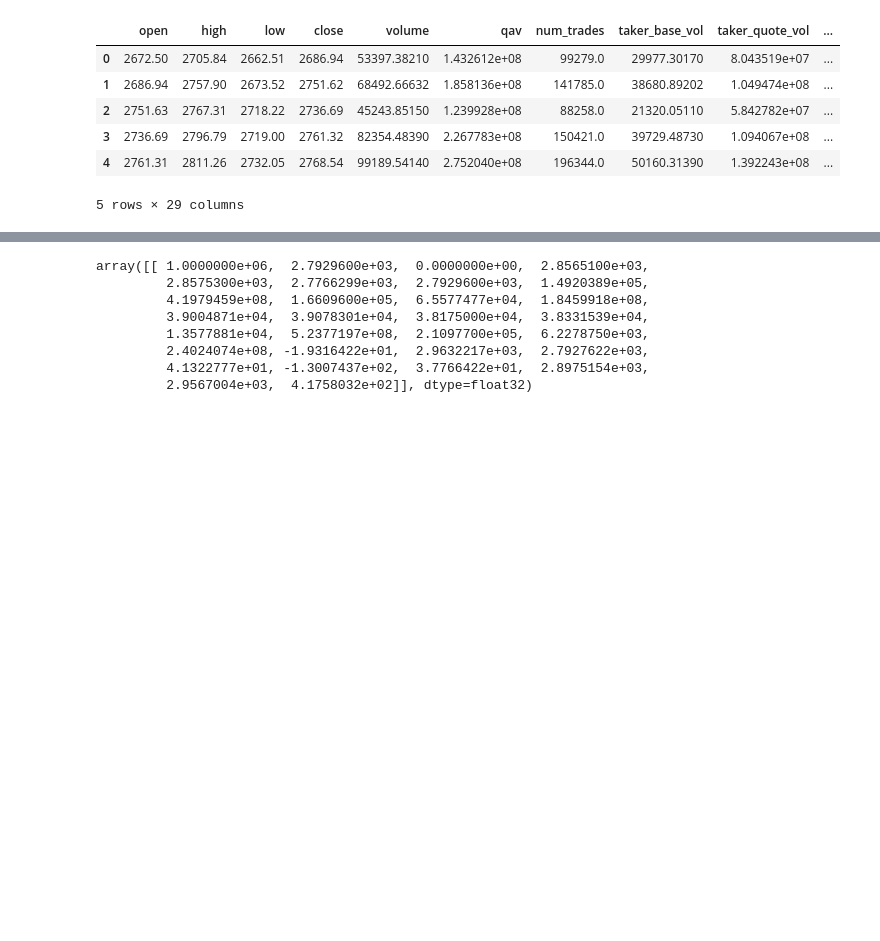
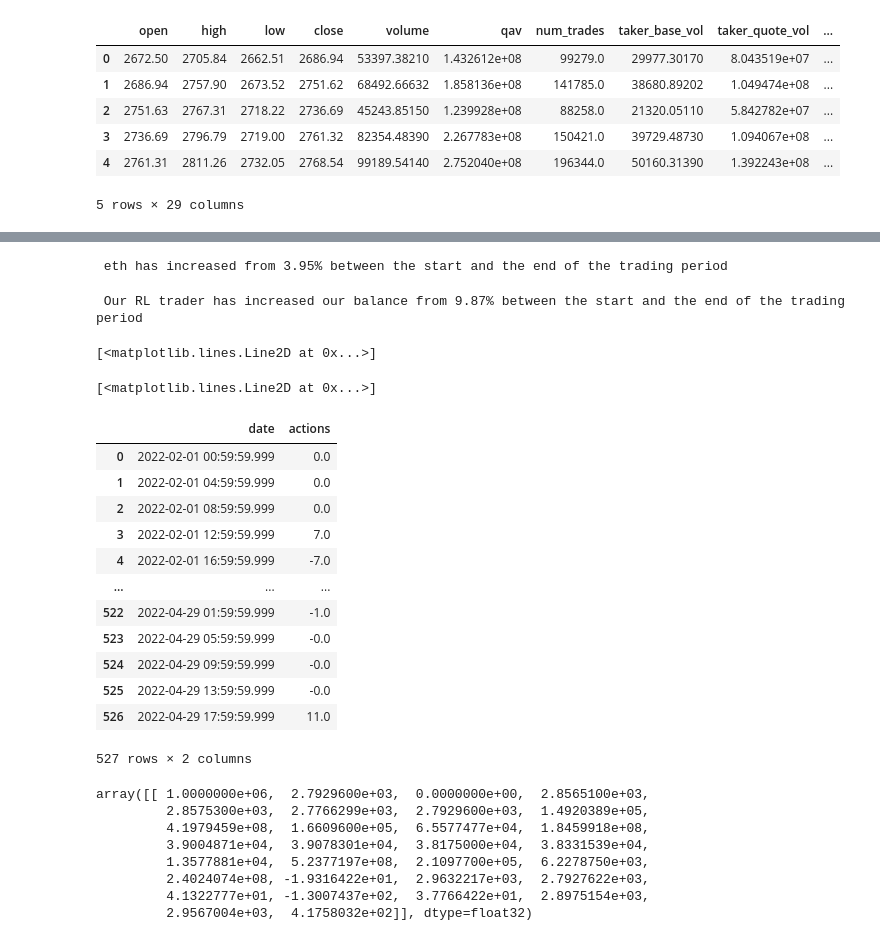
Before and after one commit to TanguyBellec/FinRL_ETH, a Jupyter notebook: FinRL_Crypto.ipynb, the cells around one changed output, grey strips where cells are left out. Saved outputs shown, nothing was run; the diff lists cells and outputs as text; code cells hidden in the pictures; blank space fills up the shorter version.

Commit message:
Good result with PPO agent on MyTradingEnv

```diff
--- a/FinRL_Crypto.ipynb
+++ b/FinRL_Crypto.ipynb
@@ -918,8 +922,8 @@ Index(['open', 'high', 'low', 'close', 'volume', 'qav', 'num_trades',
 # %%
 # CARE, HERE I MODIFIED 0.001 to 0 to annualate trade fees for our model to trade more
 
-buy_cost_list = sell_cost_list = [0] * stock_dimension
-num_stock_shares = [0] * stock_dimension
+buy_cost_list = sell_cost_list = 0
+num_stock_shares = stock_dimension
 
 env_kwargs = {
     "hmax": 100,
@@ -928,7 +932,6 @@ env_kwargs = {
     "buy_cost_pct": buy_cost_list,
     "sell_cost_pct": sell_cost_list,
     "state_space": state_space,
-    "stock_dim": stock_dimension,
 #    "tech_indicator_list": config.INDICATORS,
     "tech_indicator_list" : ['open', 'high', 'low', 'close', 'volume', 'qav', 'num_trades',
        'taker_base_vol', 'taker_quote_vol', 'BTCUSDT_open',
@@ -941,7 +944,7 @@ env_kwargs = {
 }
 
 
-e_train_gym = TestStockTradingEnv(df = train, **env_kwargs)
+e_train_gym = MyStockTradingEnv(df = train, **env_kwargs)
 # %%
 e_train_gym.state
 
@@ -1040,6 +1509,6 @@ Using cpu device
 # %%
 trained_ppo = agent.train_model(model=model_ppo,
                              tb_log_name='ppo',
-                             total_timesteps=50000)
-                             #total_timesteps=10000)
+                             #total_timesteps=50000)
+                             total_timesteps=10000)
 # %% [output]
@@ -1175,7 +1644,7 @@ Numerous hyperparameters – e.g. the learning rate, the total number of samples
 # %%
 #trade = data_split(processed_full, '2020-07-01','2021-10-31')
 #e_trade_gym = StockTradingEnv(df = trade, turbulence_threshold = 70,risk_indicator_col='vix', **env_kwargs)
-e_trade_gym = TestStockTradingEnv(df = trade, turbulence_threshold = 70,risk_indicator_col='BVOL_avg', **env_kwargs)
+e_trade_gym = MyStockTradingEnv(df = trade, risk_indicator_col='BVOL_avg', **env_kwargs)
 # env_trade, obs_trade = e_trade_gym.get_sb_env()
 # %%
 trade.head()
@@ -1199,0 +1681,10 @@ e_trade_gym.reward
+# %%
+pct_mvment_eth = (trade['close'].iloc[len(trade)-1] - trade['close'].iloc[0])/trade['close'].iloc[0]
+print(f' eth has increased from {round(pct_mvment_eth*100, 2)}% between the start and the end of the trading period')
+# %% [output]
+ eth has increased from 3.95% between the start and the end of the trading period
+# %%
+pct_mvment_portfolio = (df_account_value['account_value'].iloc[len(df_account_value)-1] - df_account_value['account_value'].iloc[0])/df_account_value['account_value'].iloc[0]
+print(f' Our RL trader has increased our balance from {round(pct_mvment_portfolio*100, 2)}% between the start and the end of the trading period')
+# %% [output]
+ Our RL trader has increased our balance from 9.87% between the start and the end of the trading period
@@ -1200,3 +1699,29 @@ e_trade_gym.reward
+# %%
+import matplotlib.pyplot as plt
+
+plt.plot(df_account_value['date'], df_account_value['account_value'])
+# %% [output]
+[<matplotlib.lines.Line2D at 0x...>]
+# %%
+plt.plot(trade['close'])
+# %% [output]
+[<matplotlib.lines.Line2D at 0x...>]
+# %%
+df_actions
+# %% [output]
+|  | date | actions |
+| 0 | 2022-02-01 00:59:59.999 | 0.0 |
+| 1 | 2022-02-01 04:59:59.999 | 0.0 |
+| 2 | 2022-02-01 08:59:59.999 | 0.0 |
+| 3 | 2022-02-01 12:59:59.999 | 7.0 |
+| 4 | 2022-02-01 16:59:59.999 | -7.0 |
+| ... | ... | ... |
+| 522 | 2022-04-29 01:59:59.999 | -1.0 |
+| 523 | 2022-04-29 05:59:59.999 | -0.0 |
+| 524 | 2022-04-29 09:59:59.999 | -0.0 |
+| 525 | 2022-04-29 13:59:59.999 | -0.0 |
+| 526 | 2022-04-29 17:59:59.999 | 11.0 |
+527 rows × 2 columns
 # %%
 test_obs
 # %% [output]
```
Also changed, not shown: parts of 16 cells of this notebook, 1 other file.
